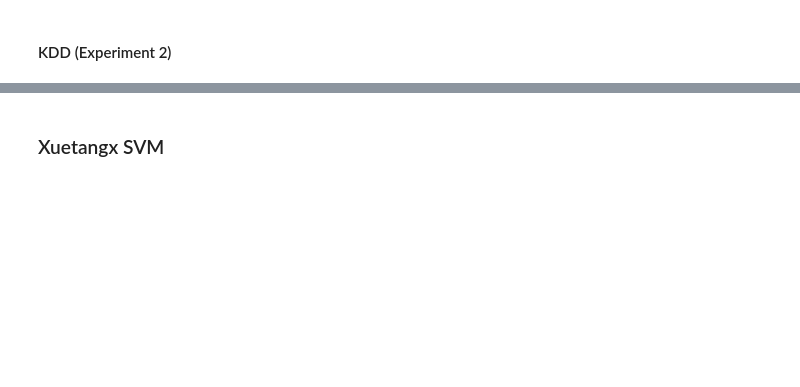
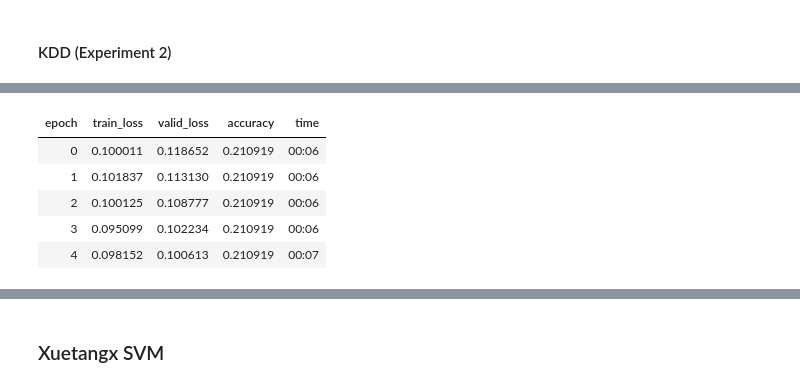
Before and after one commit to chance-roberts/DATA6550-Reproducibility, a Jupyter notebook: Code/Roberts/RobertsC_Code.ipynb, the cells around one changed output, grey strips where cells are left out. Drawn from its saved outputs; the diff is of its cells as text; code cells hidden in the pictures; blank space fills up the shorter version.

```diff
--- a/Code/Roberts/RobertsC_Code.ipynb
+++ b/Code/Roberts/RobertsC_Code.ipynb
@@ -482,18 +669 @@ print(kdd_fastai_results_df)
 X_train, X_test, y_train, y_test = kdd_expanded_X_train, kdd_expanded_X_test, kdd_expanded_y_train, kdd_expanded_y_test
-# %%
-#Create a DNN model using FastAI
-splits = RandomSplitter(valid_pct=0.2)(range_of(X_train))
-feature_set = X_train.columns
-y_names = ['truth']
-#print(df[:5])
-tp = TabularPandas(kdd_expanded_df, procs=[],
-                    cat_names= [],
-                    cont_names = list(feature_set),
-                    y_names= y_names,
-                    splits=splits)
-
-dls = tp.dataloaders(bs=64)
-#dls.show_batch()
-#return
-dnn_fastai = tabular_learner(dls, metrics=accuracy)
-dnn_fastai.fit_one_cycle(5)
@@ -546,0 +670,71 @@ print(kdd_expanded_fastai_results_df)
+# %%
+#Create a DNN model using FastAI
+#Initialize results dictionary first
+results = {
+    'Accuracy': [],
+    'Balanced Accuracy': [],
+    'Recall': [],
+    'Precision': [],
+    'AUC': [],
+    'F1 Score': []
+}
+
+splits = RandomSplitter(valid_pct=0.2)(range_of(X_train))
+X = X_train.copy()
+X['truth'] = y_train.values
+kf = KFold(n_splits=5, shuffle=True, random_state=42)
+
+for train_idx, val_idx in kf.split(X):
+    train_df = X.iloc[train_idx].copy()
+    val_df = X.iloc[val_idx].copy()
+
+    #FastAI Tabular setup
+    splits = (list(range(len(train_df))), list(range(len(train_df), len(train_df) + len(val_df))))
+    full_df = pd.concat([train_df, val_df])
+
+    tp = TabularPandas(
+        full_df,
+        procs=[],
+        cat_names=[],  # If you have categorical features, add them here
+        cont_names=list(X_train.columns),
+        y_names='truth',
+        splits=splits
+    )
+
+    dls = tp.dataloaders(bs=64)
+
+    learn = tabular_learner(dls, metrics=accuracy)
+    learn.fit_one_cycle(5)
+
+    # Predictions
+    X_val = val_df.drop(columns='truth')
+    y_true = val_df['truth'].values
+    dl_test = learn.dls.test_dl(X_val)
+
+    # Fix: get_preds returns a tuple, extract just the predictions
+    preds = learn.get_preds(dl=dl_test)[0]
+
+    # For binary classification
+    y_pred = (preds >= 0.5).int().numpy()
+
+    #Metrics
+    results['Accuracy'].append(accuracy_score(y_true, y_pred) * 100)
+    results['Balanced Accuracy'].append(balanced_accuracy_score(y_true, y_pred) * 100)
+    results['Recall'].append(recall_score(y_true, y_pred, average='weighted') * 100)
+    results['Precision'].append(precision_score(y_true, y_pred, average='weighted') * 100)
+    results['AUC'].append(roc_auc_score(y_true, y_pred) * 100)
+    results['F1 Score'].append(f1_score(y_true, y_pred) * 100)
+    results['F1 Score'].append(f1_score(y_true, y_pred) * 100)
+
+#Summarize results
+summary = {
+    metric: f"{np.mean(vals):.2f} ± {np.std(vals):.2f}"
+    for metric, vals in results.items()
+}
+# %% [output]
+| epoch | train_loss | valid_loss | accuracy | time |
+| 0 | 0.100011 | 0.118652 | 0.210919 | 00:06 |
+| 1 | 0.101837 | 0.113130 | 0.210919 | 00:06 |
+| 2 | 0.100125 | 0.108777 | 0.210919 | 00:06 |
+| 3 | 0.095099 | 0.102234 | 0.210919 | 00:06 |
+| 4 | 0.098152 | 0.100613 | 0.210919 | 00:07 |
```
Also changed, not shown: parts of 55 cells of this notebook, 3 other files.
